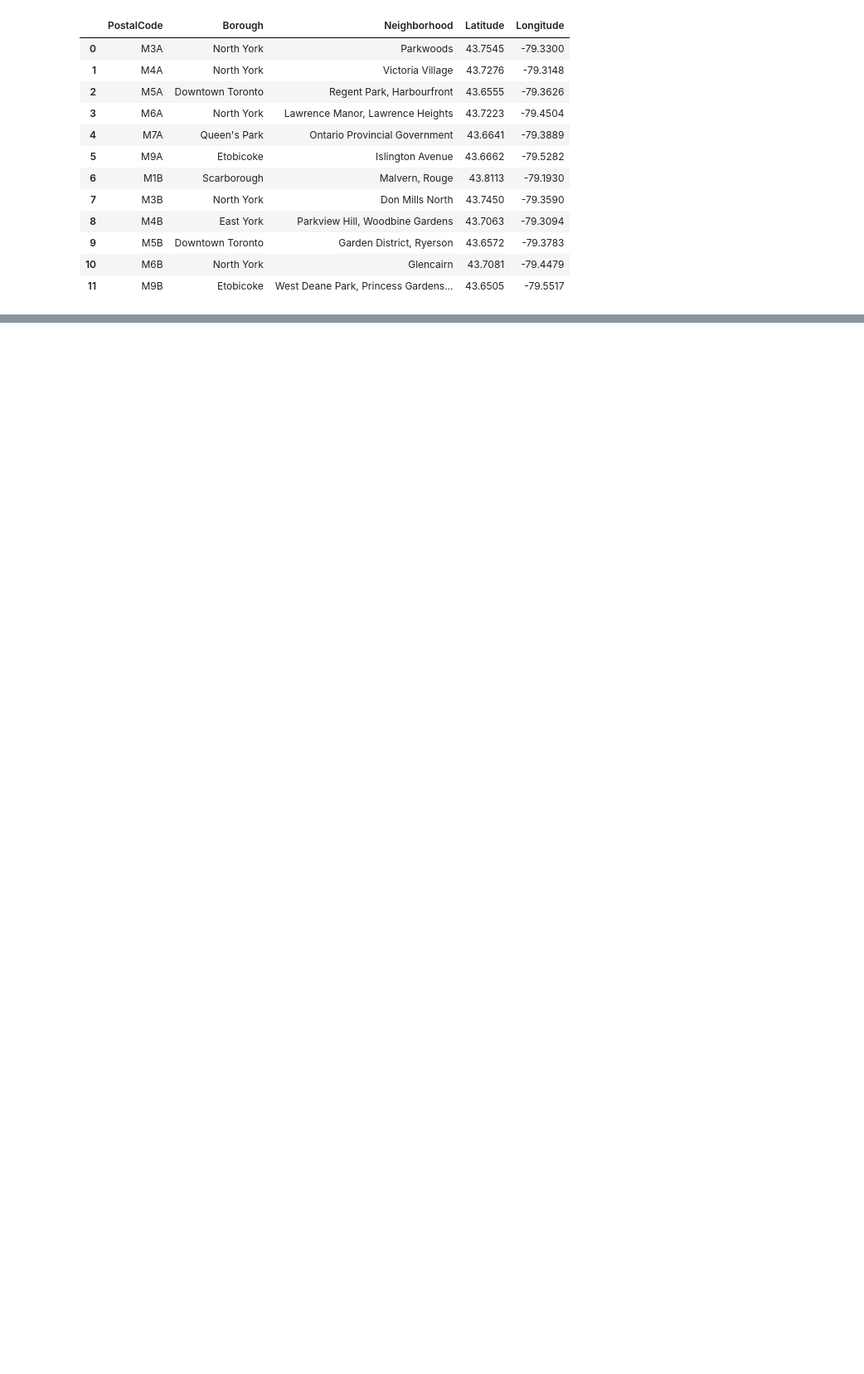
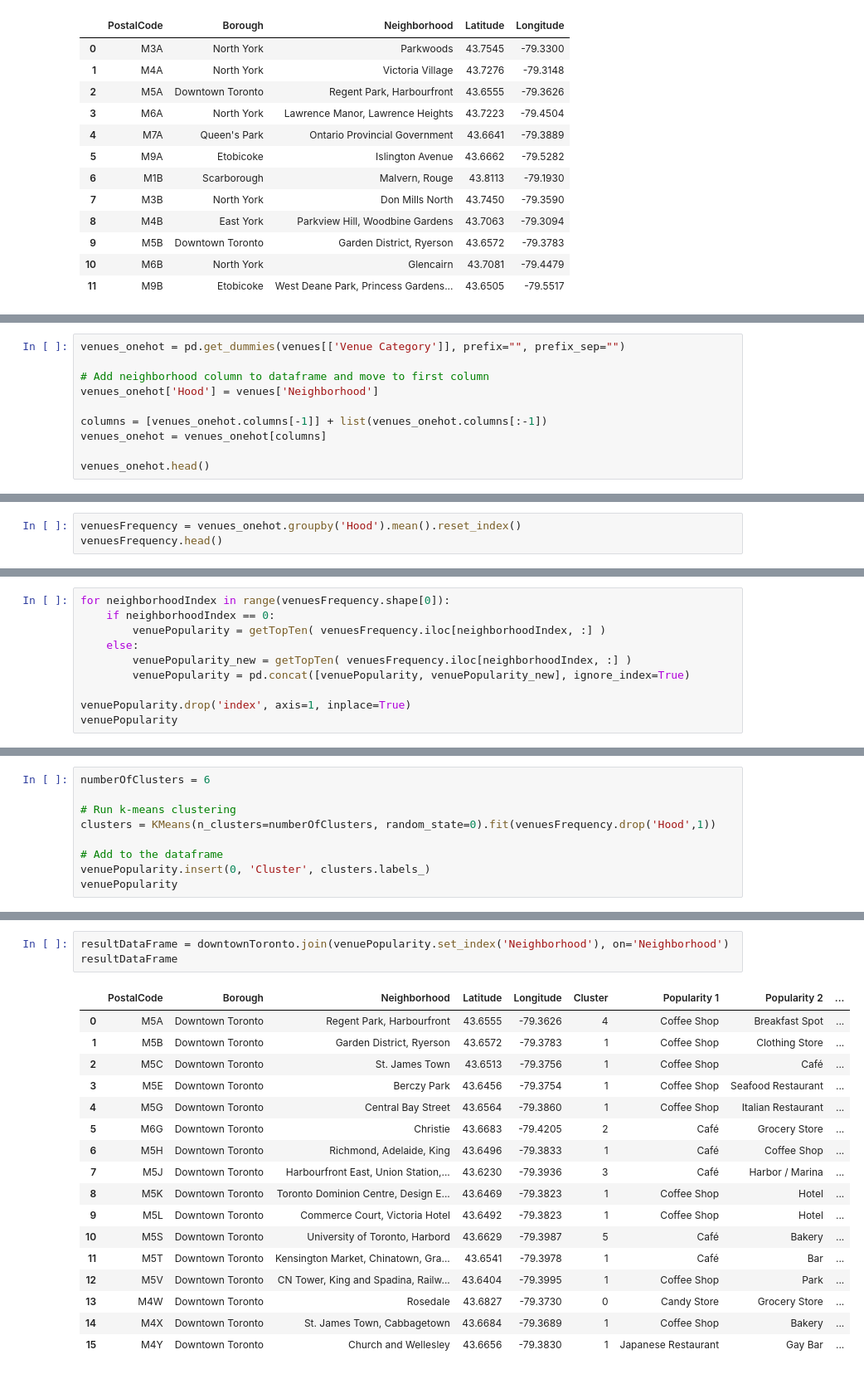
Before and after one commit to MerelVergaaij/CourseraCapstone, a Jupyter notebook: TorontoNeighborhoods.ipynb, the cells around one changed output, grey strips where cells are left out. Shown at 83% size. Saved outputs shown, nothing was run; the diff lists cells and outputs as text; blank space fills up the shorter version.

Commit message:
Cluster neighborhoods based on venue categories

```diff
--- a/TorontoNeighborhoods.ipynb
+++ b/TorontoNeighborhoods.ipynb
@@ -129,0 +368,10 @@ neighborhoodsToronto.head(12)
+# %%
+venues_onehot = pd.get_dummies(venues[['Venue Category']], prefix="", prefix_sep="")
+
+# Add neighborhood column to dataframe and move to first column
+venues_onehot['Hood'] = venues['Neighborhood']
+
+columns = [venues_onehot.columns[-1]] + list(venues_onehot.columns[:-1])
+venues_onehot = venues_onehot[columns]
+
+venues_onehot.head()
@@ -129,0 +388,3 @@ neighborhoodsToronto.head(12)
+# %%
+venuesFrequency = venues_onehot.groupby('Hood').mean().reset_index()
+venuesFrequency.head()
@@ -129,0 +429,10 @@ neighborhoodsToronto.head(12)
+# %%
+for neighborhoodIndex in range(venuesFrequency.shape[0]):
+    if neighborhoodIndex == 0:
+        venuePopularity = getTopTen( venuesFrequency.iloc[neighborhoodIndex, :] )
+    else:
+        venuePopularity_new = getTopTen( venuesFrequency.iloc[neighborhoodIndex, :] )
+        venuePopularity = pd.concat([venuePopularity, venuePopularity_new], ignore_index=True)
+
+venuePopularity.drop('index', axis=1, inplace=True)
+venuePopularity
@@ -129,0 +459,9 @@ neighborhoodsToronto.head(12)
+# %%
+numberOfClusters = 6
+
+# Run k-means clustering
+clusters = KMeans(n_clusters=numberOfClusters, random_state=0).fit(venuesFrequency.drop('Hood',1))
+
+# Add to the dataframe
+venuePopularity.insert(0, 'Cluster', clusters.labels_)
+venuePopularity
@@ -129,0 +488,21 @@ neighborhoodsToronto.head(12)
+# %%
+resultDataFrame = downtownToronto.join(venuePopularity.set_index('Neighborhood'), on='Neighborhood')
+resultDataFrame
+# %% [output]
+|  | PostalCode | Borough | Neighborhood | Latitude | Longitude | Cluster | Popularity 1 | Popularity 2 | ... |
+| 0 | M5A | Downtown Toronto | Regent Park, Harbourfront | 43.6555 | -79.3626 | 4 | Coffee Shop | Breakfast Spot | ... |
+| 1 | M5B | Downtown Toronto | Garden District, Ryerson | 43.6572 | -79.3783 | 1 | Coffee Shop | Clothing Store | ... |
+| 2 | M5C | Downtown Toronto | St. James Town | 43.6513 | -79.3756 | 1 | Coffee Shop | Café | ... |
+| 3 | M5E | Downtown Toronto | Berczy Park | 43.6456 | -79.3754 | 1 | Coffee Shop | Seafood Restaurant | ... |
+| 4 | M5G | Downtown Toronto | Central Bay Street | 43.6564 | -79.3860 | 1 | Coffee Shop | Italian Restaurant | ... |
+| 5 | M6G | Downtown Toronto | Christie | 43.6683 | -79.4205 | 2 | Café | Grocery Store | ... |
+| 6 | M5H | Downtown Toronto | Richmond, Adelaide, King | 43.6496 | -79.3833 | 1 | Café | Coffee Shop | ... |
+| 7 | M5J | Downtown Toronto | Harbourfront East, Union Station,... | 43.6230 | -79.3936 | 3 | Café | Harbor / Marina | ... |
+| 8 | M5K | Downtown Toronto | Toronto Dominion Centre, Design E... | 43.6469 | -79.3823 | 1 | Coffee Shop | Hotel | ... |
+| 9 | M5L | Downtown Toronto | Commerce Court, Victoria Hotel | 43.6492 | -79.3823 | 1 | Coffee Shop | Hotel | ... |
+| 10 | M5S | Downtown Toronto | University of Toronto, Harbord | 43.6629 | -79.3987 | 5 | Café | Bakery | ... |
+| 11 | M5T | Downtown Toronto | Kensington Market, Chinatown, Gra... | 43.6541 | -79.3978 | 1 | Café | Bar | ... |
+| 12 | M5V | Downtown Toronto | CN Tower, King and Spadina, Railw... | 43.6404 | -79.3995 | 1 | Coffee Shop | Park | ... |
+| 13 | M4W | Downtown Toronto | Rosedale | 43.6827 | -79.3730 | 0 | Candy Store | Grocery Store | ... |
+| 14 | M4X | Downtown Toronto | St. James Town, Cabbagetown | 43.6684 | -79.3689 | 1 | Coffee Shop | Bakery | ... |
+| 15 | M4Y | Downtown Toronto | Church and Wellesley | 43.6656 | -79.3830 | 1 | Japanese Restaurant | Gay Bar | ... |
```
Also changed, not shown: parts of 33 cells of this notebook.
